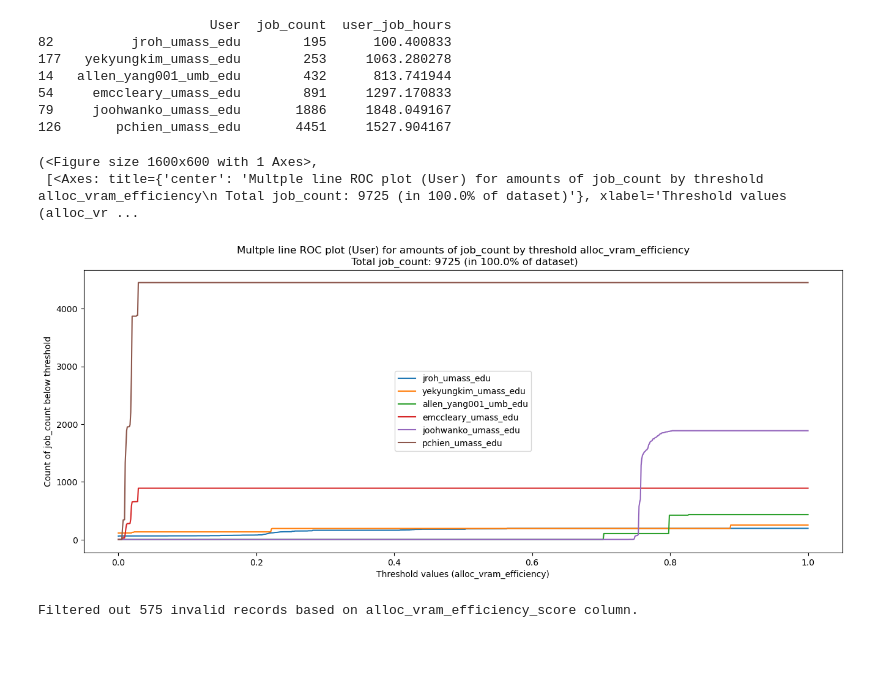
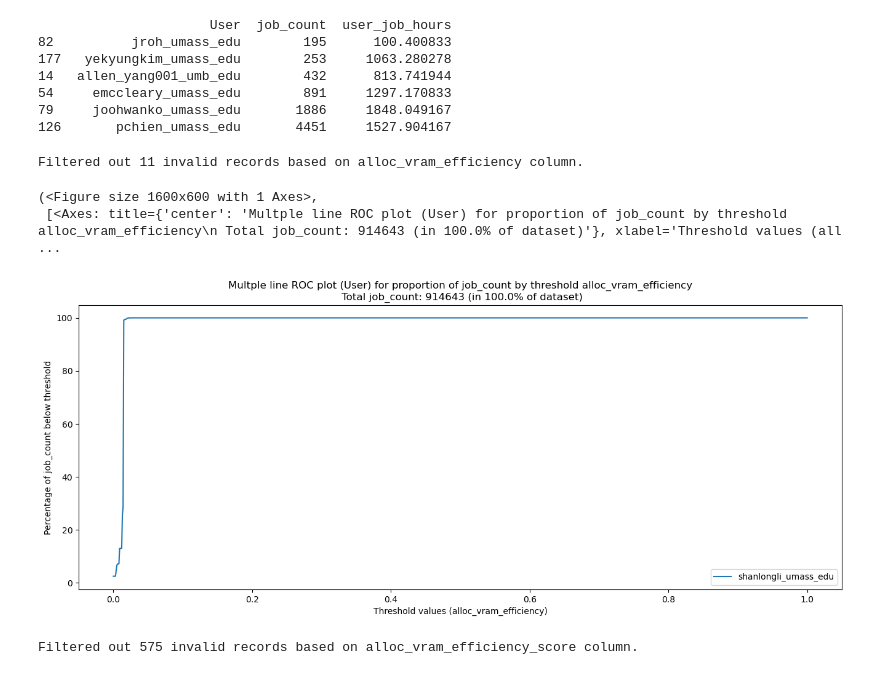
Before and after one commit to UnityHPC/ds4cg-job-analytics, a Jupyter notebook: notebooks/ROC Plot.ipynb, the cells around one changed output. Saved outputs shown, nothing was run; the diff lists cells and outputs as text; code cells hidden in the pictures; blank space fills up the shorter version.

```diff
--- a/notebooks/ROC Plot.ipynb
+++ b/notebooks/ROC Plot.ipynb
@@ -23,4 +26,4 @@ from src.config.enum_constants import ROCPlotTypes
 # %%
 # load jobs df
-loaded_df = load_preprocessed_jobs_dataframe_from_duckdb(db_path="../data/slurm_data_small.db")
+loaded_df = load_preprocessed_jobs_dataframe_from_duckdb(db_path="../data/slurm_data.db")
 # %% [output]
@@ -474,21 +510,22 @@ print(top_user_with_job_count)
 126       pchien_umass_edu       4451     1527.904167
 # %%
 from src.config.enum_constants import ProportionMetricsEnum, JobEfficiencyMetricsEnum
-
+import numpy as np
 roc_instance.multiple_line_roc_plot(
-    plot_object_list=list(top_user_with_job_count["User"].to_numpy()),
+    plot_object_list=["shanlongli_umass_edu"],
     object_column_type=ProportionMetricsEnum.USERS,
     threshold_metric=JobEfficiencyMetricsEnum.ALLOC_VRAM_EFFICIENCY,
     proportion_metric=ProportionMetricsEnum.JOBS,
     min_threshold=0.0,
     max_threshold=1.0,
     threshold_step=0.001,
-    plot_percentage=False,
+    plot_percentage=True,
 )
 # %% [output]
-(<Figure size 1600x600 with 1 Axes>,
- [<Axes: title={'center': 'Multple line ROC plot (User) for amounts of job_count by threshold alloc_vram_efficiency\n Total job_count: 9725 (in 100.0% of dataset)'}, xlabel='Threshold values (alloc_vr ...
+Filtered out 11 invalid records based on alloc_vram_efficiency column.
+(<Figure size 1600x600 with 1 Axes>,
+ [<Axes: title={'center': 'Multple line ROC plot (User) for proportion of job_count by threshold alloc_vram_efficiency\n Total job_count: 914643 (in 100.0% of dataset)'}, xlabel='Threshold values (all ...
-[figure, old version]
+[figure, new version]
 # %%
 roc_instance.multiple_line_roc_plot(
     plot_object_list=list(top_user_with_job_count["User"].to_numpy()),
```
Also changed, not shown: parts of 24 cells of this notebook, 2 other files.
